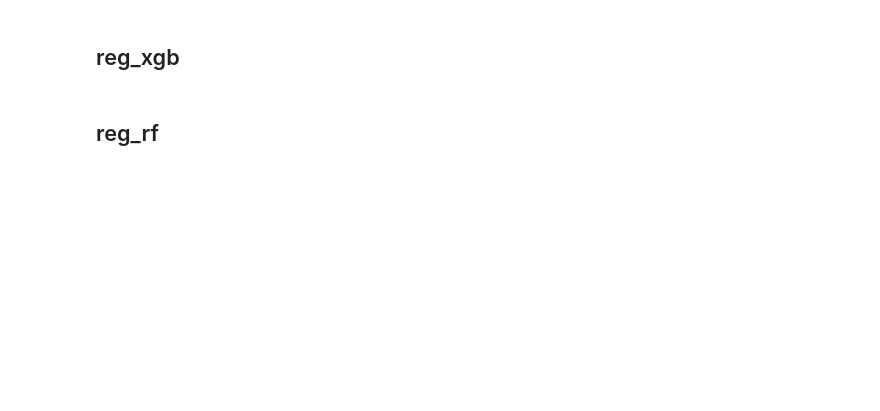
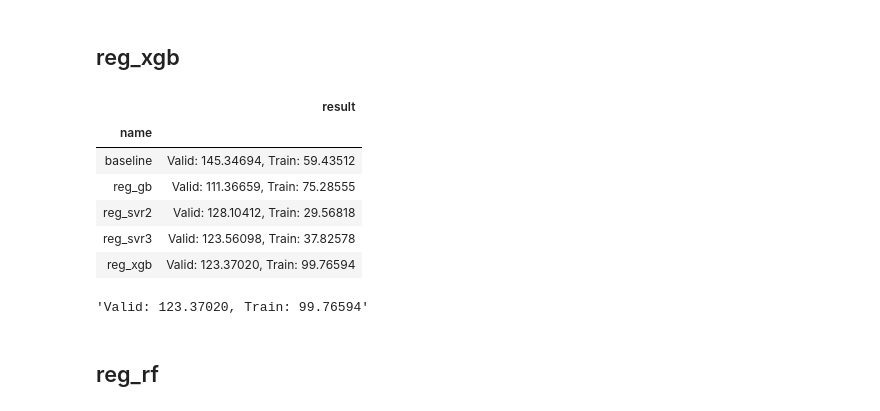
Before and after one commit to ok3/DS_lv3_2505_1, a Jupyter notebook: sec_ds_lv3_prob3_kaggle.ipynb, the cells around one changed output. Drawn from its saved outputs; the diff is of its cells as text; code cells hidden in the pictures; blank space fills up the shorter version.

```diff
--- a/sec_ds_lv3_prob3_kaggle.ipynb
+++ b/sec_ds_lv3_prob3_kaggle.ipynb
@@ -324,12 +418,25 @@ X_gb = [i.strip() for i in X_gb.split(',')]
 # %%
 # XGB: XGBoost
 
 import xgboost as xgb
 
 X_xgb = "15분, 30분, 45분, 60분, DayName, Hour, AM, Weekend_yn, Holiday_yn, Avg, TotalHour, 생산량, 기온, 풍속, 습도, 강수량, 전기요금(계절), 공장인원, 인건비"
 X_xgb = [i.strip() for i in X_xgb.split(',')]
 
-# TODO-with
+ct = ColumnTransformer([
+    ('pt', 'passthrough', X_xgb)
+])
+reg_xgb = make_pipeline(ct, xgb.XGBRegressor())
+eval_model('reg_xgb', reg_xgb)
+# %% [output]
+|  | result |
+| name |  |
+| baseline | Valid: 145.34694, Train: 59.43512 |
+| reg_gb | Valid: 111.36659, Train: 75.28555 |
+| reg_svr2 | Valid: 128.10412, Train: 29.56818 |
+| reg_svr3 | Valid: 123.56098, Train: 37.82578 |
+| reg_xgb | Valid: 123.37020, Train: 99.76594 |
+'Valid: 123.37020, Train: 99.76594'
 # %% [markdown]
 ## reg_rf
 # %%
```
Also changed, not shown: parts of 18 cells of this notebook.
